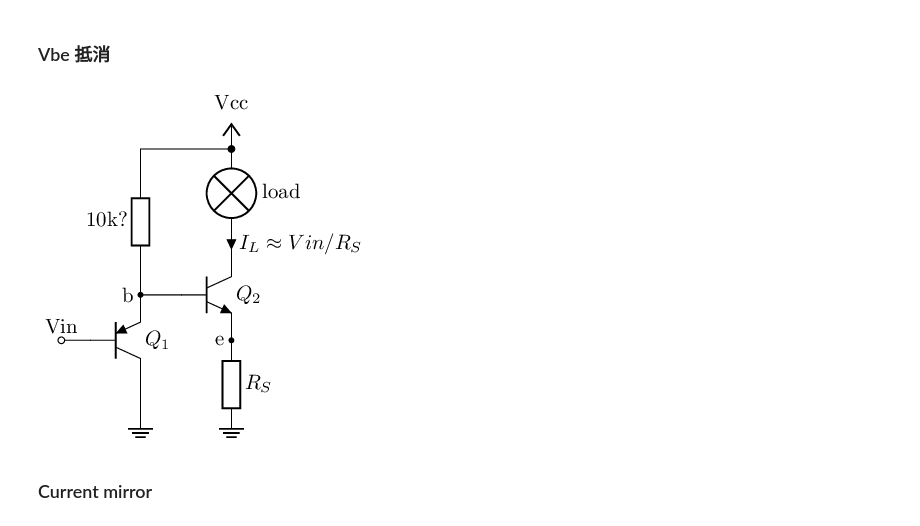
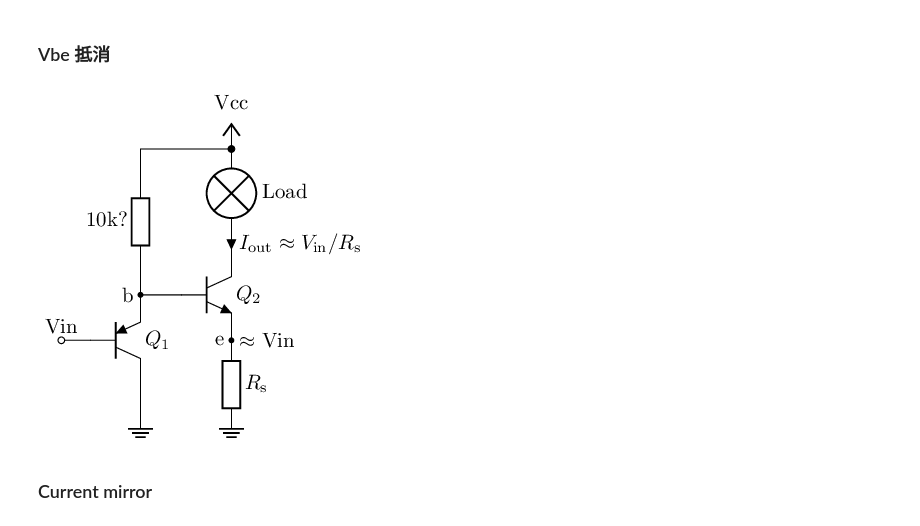
Before and after one commit to chenshuo/nuedc, a Jupyter notebook: docs/bjt-circuits.ipynb, the cells around one changed output. Cells and saved outputs as stored; diff of their text form; code cells hidden in the pictures.

```diff
--- a/docs/bjt-circuits.ipynb
+++ b/docs/bjt-circuits.ipynb
@@ -543,22 +563,22 @@ Gounded load.
 # %%
 %%tikz -ct
 
 \ctikzset{european resistors, diodes/fill=blue!20, transistors/arrow pos=end, transistors/fill=cyan!20}
 \draw (0, 0) node [above] {Vin}
   to [short, o-] ++(0.5, 0)
   node [pnp, anchor=B] (Q1) {$Q_1$};
 \draw (Q1.E) node [left] {b} to [short] ++(0.7, 0)
   node [npn, anchor=B] (Q2) {$Q_2$};
-\draw (Q2.C) to [short, i_<=$I_L\approx V{in}/R_S$] ++(0, 0.2)
-  to [lamp, l_=load] ++(0, 1.5) coordinate (VCC)
+\draw (Q2.C) to [short, i_<=$I_\mathrm{out}\approx V_\mathrm{in}/R_\mathrm{s}$] ++(0, 0.2)
+  to [lamp, l_=Load] ++(0, 1.5) coordinate (VCC)
   node [vcc] {Vcc};
 \draw (Q1.E) to [R, l=10k?, *-, bipoles/length=1cm] (Q1.E|-VCC)
   to [short, -*] (VCC);
-\draw (Q2.E) node [left] {e}
-  to [R, l=$R_S$, *-, bipoles/length=1cm] ++(0, -1.5) coordinate (G)
+\draw (Q2.E) node [left] {e} node [right] {$\approx $ Vin}
+  to [R, l=$R_\mathrm{s}$, *-, bipoles/length=1cm] ++(0, -1.5) coordinate (G)
   node [tlground] {};
 \draw (Q1.C) to [short] (Q1.C|-G) node [tlground] {};
 # %% [output]
-[figure, old version]
+[figure, new version]
 # %% [markdown]
 ### Current mirror
```
Also changed, not shown: parts of 7 cells of this notebook.
